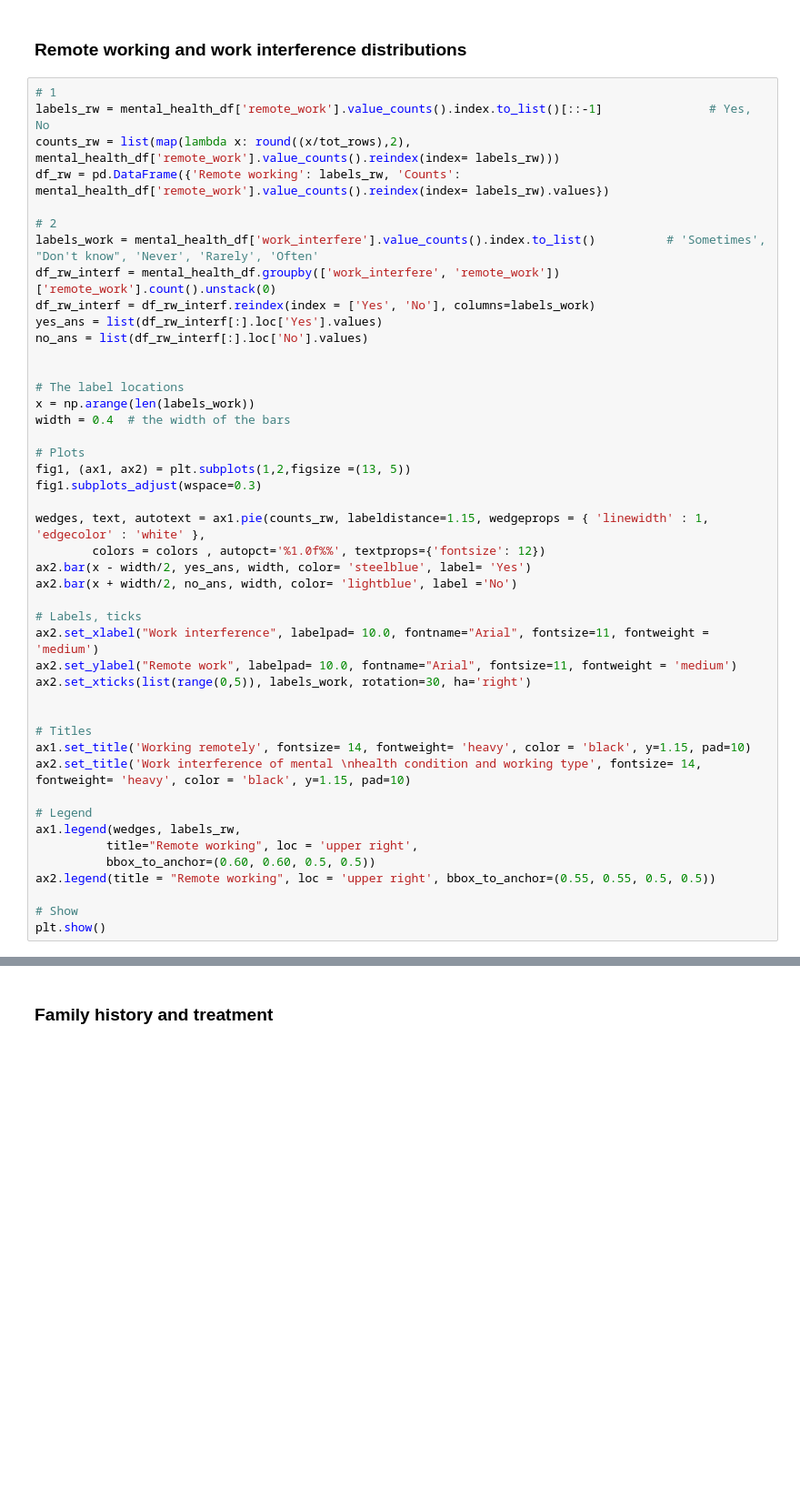
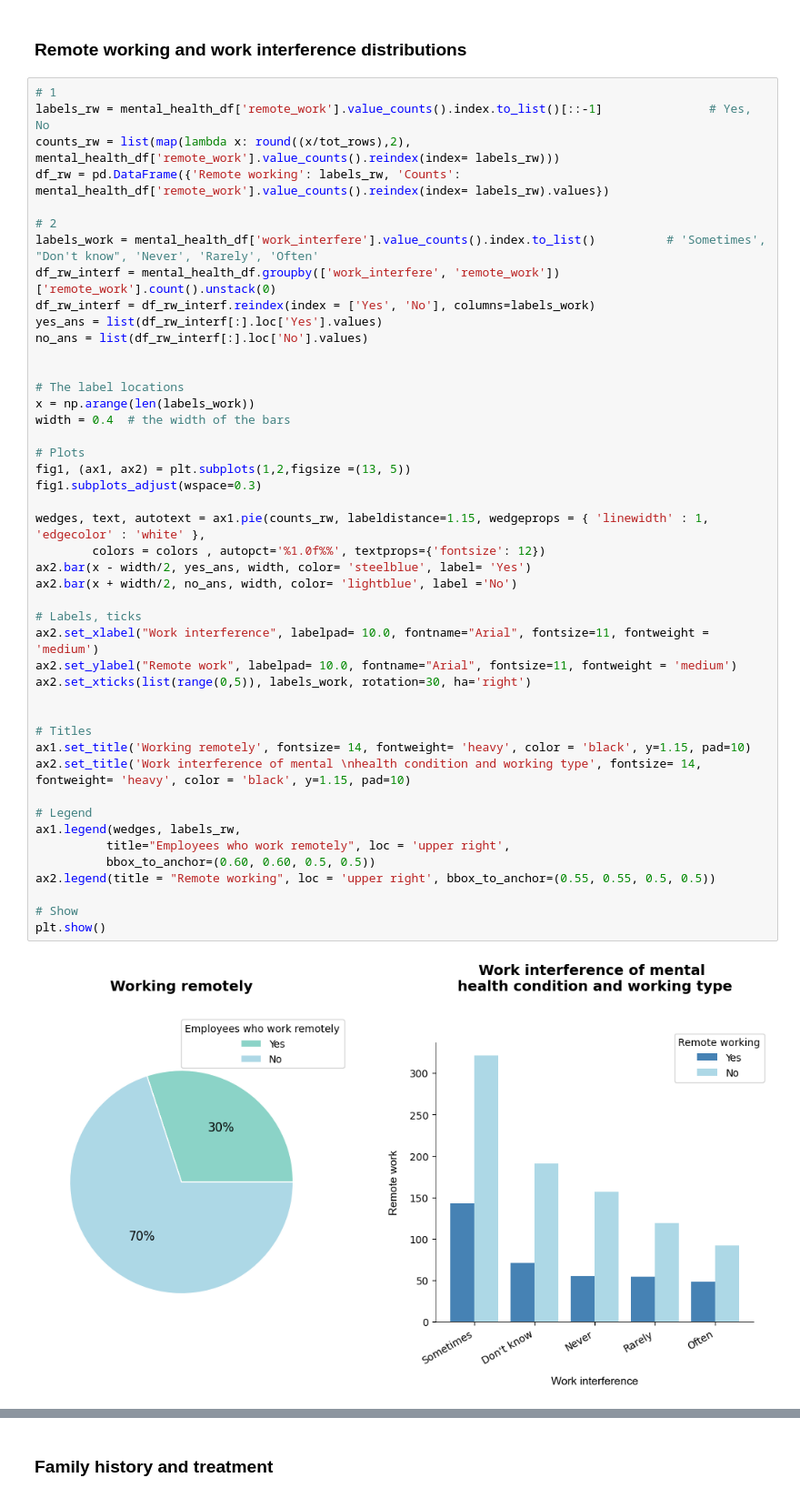
Before and after one commit to EmmaTosato/Programming_Project, a Jupyter notebook: jupyter_project.ipynb, the cells around one changed output, grey strips where cells are left out. Shown at 91% size. Drawn from its saved outputs; the diff is of its cells as text; blank space fills up the shorter version.

```diff
--- a/jupyter_project.ipynb
+++ b/jupyter_project.ipynb
@@ -434,34 +644,36 @@ no_ans = list(df_rw_interf[:].loc['No'].values)
 # The label locations
 x = np.arange(len(labels_work))
 width = 0.4  # the width of the bars
 
 # Plots
 fig1, (ax1, ax2) = plt.subplots(1,2,figsize =(13, 5))
 fig1.subplots_adjust(wspace=0.3)
 
 wedges, text, autotext = ax1.pie(counts_rw, labeldistance=1.15, wedgeprops = { 'linewidth' : 1, 'edgecolor' : 'white' },
         colors = colors , autopct='%1.0f%%', textprops={'fontsize': 12})
 ax2.bar(x - width/2, yes_ans, width, color= 'steelblue', label= 'Yes')
 ax2.bar(x + width/2, no_ans, width, color= 'lightblue', label ='No')
 
 # Labels, ticks
 ax2.set_xlabel("Work interference", labelpad= 10.0, fontname="Arial", fontsize=11, fontweight = 'medium')
 ax2.set_ylabel("Remote work", labelpad= 10.0, fontname="Arial", fontsize=11, fontweight = 'medium')
 ax2.set_xticks(list(range(0,5)), labels_work, rotation=30, ha='right')
 
 
 # Titles
 ax1.set_title('Working remotely', fontsize= 14, fontweight= 'heavy', color = 'black', y=1.15, pad=10)
 ax2.set_title('Work interference of mental \nhealth condition and working type', fontsize= 14, fontweight= 'heavy', color = 'black', y=1.15, pad=10)
 
 # Legend
 ax1.legend(wedges, labels_rw,
-          title="Remote working", loc = 'upper right',
+          title="Employees who work remotely", loc = 'upper right',
           bbox_to_anchor=(0.60, 0.60, 0.5, 0.5))
 ax2.legend(title = "Remote working", loc = 'upper right', bbox_to_anchor=(0.55, 0.55, 0.5, 0.5))
 
 # Show
 plt.show()
+# %% [output]
+[figure, added]
 # %% [markdown]
 The **first plot** shows the answers to the question, *"Do you work remotely (outside of an office) at least 50% of the time?"*
 
```
Also changed, not shown: parts of 37 cells of this notebook, 1 other file.
